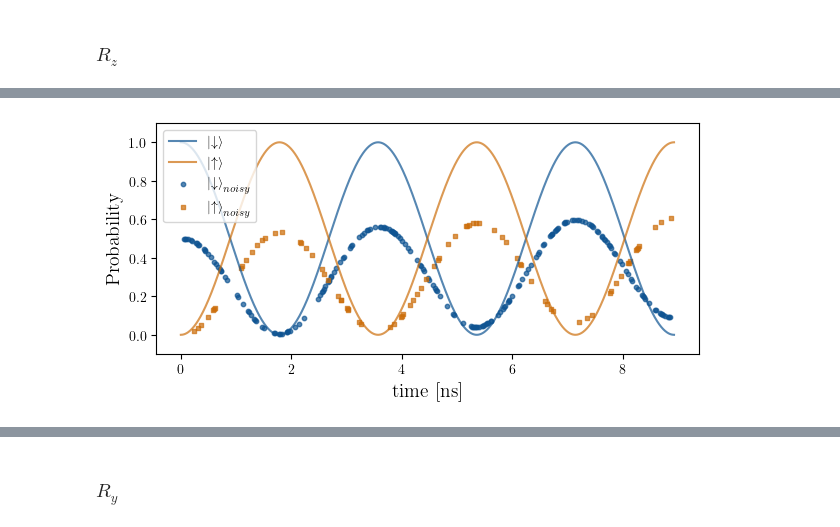
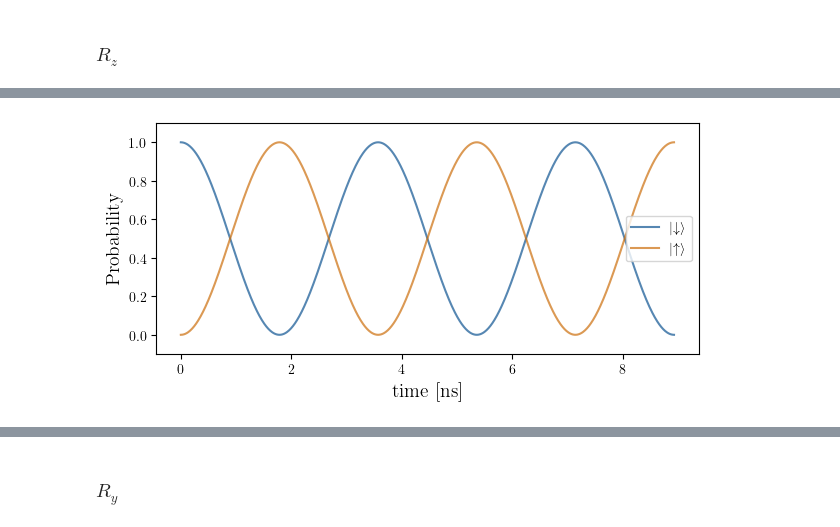
Before and after one commit to 6arlos6/QML_with_spins_using_DRU_algorithm, a Jupyter notebook: test_2_quantum_processor_model.ipynb, the cells around one changed output, grey strips where cells are left out. Drawn from its saved outputs; the diff is of its cells as text; code cells hidden in the pictures.

```diff
--- a/test_2_quantum_processor_model.ipynb
+++ b/test_2_quantum_processor_model.ipynb
@@ -546,102 +415,17 @@ state_1 = (1/np.sqrt(2))*(np.array([[1, 0]]) - np.array([[0, 1]]))
 probability_1 = [np.abs(state_1 @ state)[0][0]**2 for state in get_statest]
 
 
-# =================
-# Def procesador
-procesor_2 = Quantum_Spin_Proces(n_points_pulse_Ri = 1000, tf_noise = True, noise_std = 0.0159)
-angle = 5*np.pi
-out = procesor_2.Rz(angle, ket_0, tf_expect=False)
-
-# get tme and states:
-t_noisy = procesor_2.tlist
-get_statest = [state.full() for state in out.states]
-
-# Measure:
-# P0
-state_0 = (1/np.sqrt(2))*(np.array([[1, 0]]) + np.array([[0, 1]]))
-probability_0_noisy = [np.abs(state_0 @ state)[0][0]**2 for state in get_statest]
-# P1
-state_1 = (1/np.sqrt(2))*(np.array([[1, 0]]) - np.array([[0, 1]]))
-probability_1_noisy = [np.abs(state_1 @ state)[0][0]**2 for state in get_statest]
-
-# =================
-# Def procesador
-T2c = 2.3e-8
-T2start = 102e-8
-T1c = calculate_T1(T2c, T2start)
-print(T1c)
-procesor_3 = Quantum_Spin_Proces(n_points_pulse_Ri = 1000, tf_noise = False, noise_std = 0.0159,
-                                  tf_quantum_noise = True, T1= T1c, T2 = T2c)
-angle = 5*np.pi
-out = procesor_3.Rz(angle, ket_0, tf_expect=False)
-
-# get tme and states:
-t_noisy_q = procesor_3.tlist
-get_statest = [state.full() for state in out.states]
-
-# Measure:
-# P0
-state_0 = (1/np.sqrt(2))*(np.array([[1, 0]]) + np.array([[0, 1]]))
-probability_0_noisy_q = [np.abs(state_0 @ state)[0][0]**2 for state in get_statest]
-# P1
-state_1 = (1/np.sqrt(2))*(np.array([[1, 0]]) - np.array([[0, 1]]))
-probability_1_noisy_q = [np.abs(state_1 @ state)[0][0]**2 for state in get_statest]
-
-
-# =================
-# Def procesador
-T2c = 2.3e-8
-T2start = 102e-8
-T1c = calculate_T1(T2c, T2start)
-print(T1c)
-
-procesor_4 = Quantum_Spin_Proces(n_points_pulse_Ri = 1000, tf_noise = True, noise_std = 0.0159,
-                                  tf_quantum_noise = True, T1= T1c, T2 = T2c)
-angle = 5*np.pi
-out = procesor_4.Rz(angle, ket_0, tf_expect=False)
-
-# get tme and states:
-t_noisy_cq = procesor_4.tlist
-get_statest = [state.full() for state in out.states]
-
-# Measure:
-# P0
-state_0 = (1/np.sqrt(2))*(np.array([[1, 0]]) + np.array([[0, 1]]))
-probability_0_noisy_cq = [np.abs(state_0 @ state)[0][0]**2 for state in get_statest]
-# P1
-state_1 = (1/np.sqrt(2))*(np.array([[1, 0]]) - np.array([[0, 1]]))
-probability_1_noisy_cq = [np.abs(state_1 @ state)[0][0]**2 for state in get_statest]
-
-
 # plot measure:
 fig, ax = plt.subplots(figsize=(7, 3))
 plt.rcParams['font.family'] = 'Times New Roman'
 plot_measure_continuous(ax, t, probability_0, 0, 'downarrow')
 plot_measure_continuous(ax, t, probability_1, 1, 'uparrow')
-plot_measure_scatter(ax, t_noisy, probability_0_noisy_cq,0,  'downarrow', N=200, random_seed=42, tf_noise = True)
-plot_measure_scatter(ax, t_noisy, probability_1_noisy_cq, 1, 'uparrow', N=80, random_seed=42, tf_noise = True)
 ax.set_ylabel(rf'Probability', fontsize=14)
 ax.set_xlabel(r'time [ns]', fontsize=14)
 #ax.set_title(rf'Probability of state $\left| {i} \right\rangle$', fontsize=16)
 ax.set_ylim(-0.1, 1.1)
 ax.legend()
-#ax.grid()
+path_to_save_img = os.path.join("results_of_test","test_2","probability_Rz_in_time_wo_noise.pdf")
+plt.savefig(path_to_save_img , format='pdf', bbox_inches = 'tight')
 plt.show()
-
-
-
-
-fig, ax = plt.subplots(figsize=(7, 3))
-plt.rcParams['font.family'] = 'Times New Roman'
-plot_measure_continuous(ax, t, probability_0, 0, 'downarrow')
-plot_measure_continuous(ax, t, probability_1, 1, 'uparrow')
-plot_measure_continuous(ax, t_noisy, probability_0_noisy_cq, 2, 'downarrow', tf_noise = True)
-plot_measure_continuous(ax, t_noisy, probability_1_noisy_cq, 3, 'uparrow', tf_noise = True)
-ax.set_ylabel(rf'Probability', fontsize=14)
-ax.set_xlabel(r'time [ns]', fontsize=14)
-#ax.set_title(rf'Probability of state $\left| {i} \right\rangle$', fontsize=16)
-ax.set_ylim(-0.1, 1.1)
-ax.legend()
-#ax.grid()
-plt.show()
 # %% [output]
@@ -650 +432 @@ plt.show()
-[figure, old version]
+[figure, new version]
```
Also changed, not shown: parts of 57 cells of this notebook, 41 other files.
